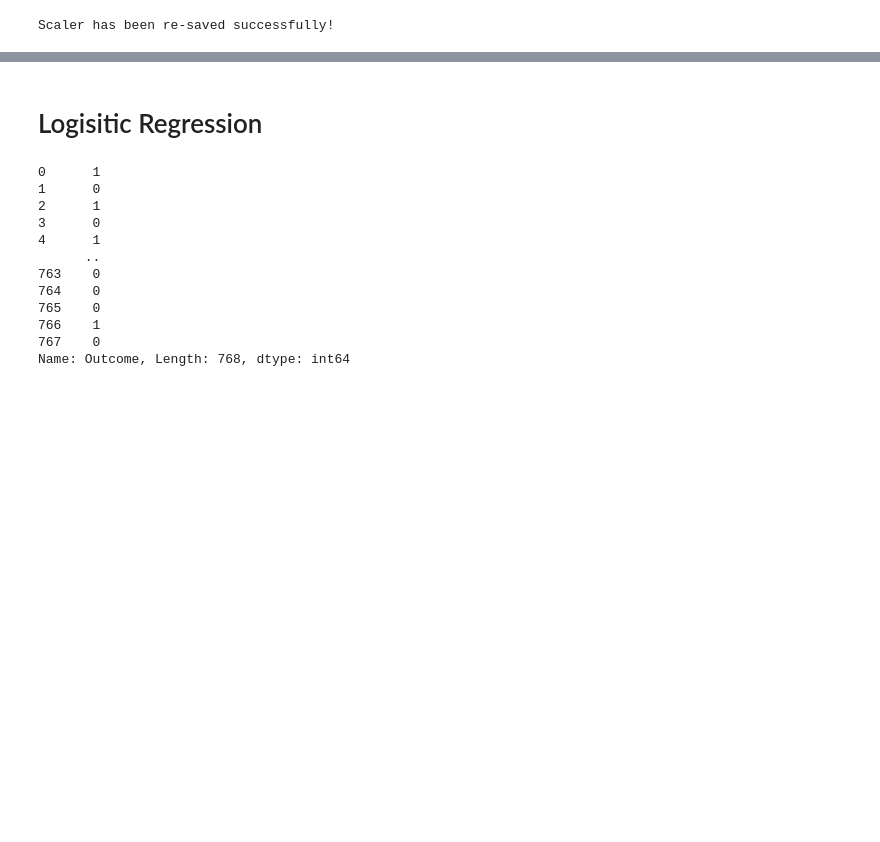
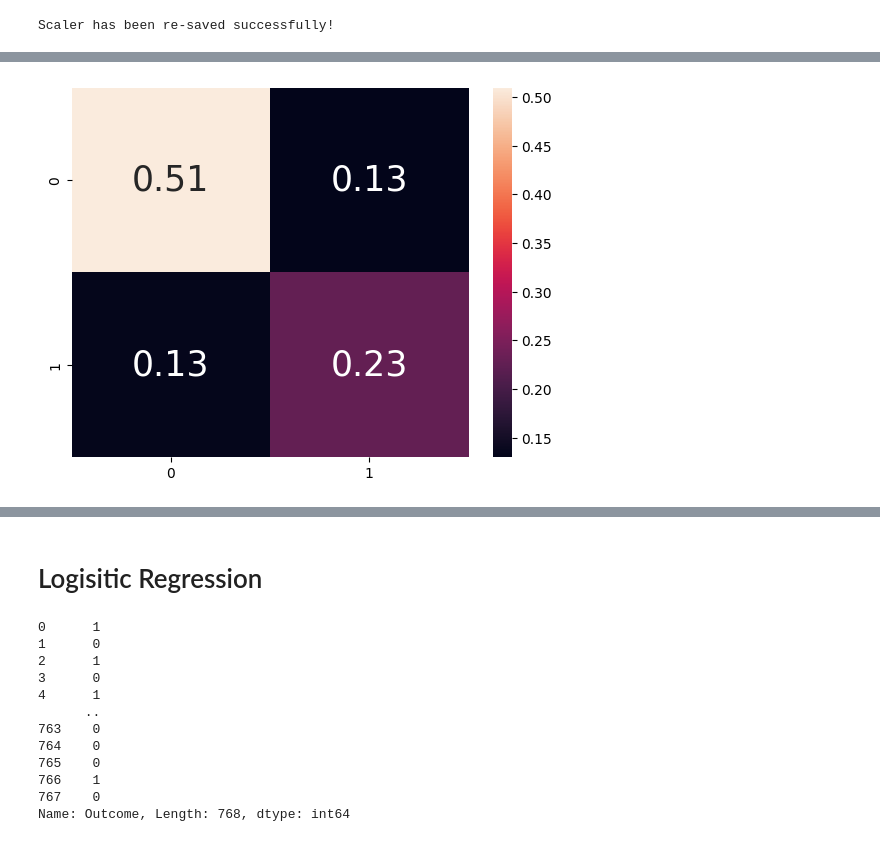
Before and after one commit to bytesbyt/ds_diabetes, a Jupyter notebook: diabetes.ipynb, the cells around one changed output, grey strips where cells are left out. Saved outputs shown, nothing was run; the diff lists cells and outputs as text; code cells hidden in the pictures; blank space fills up the shorter version.

```diff
--- a/diabetes.ipynb
+++ b/diabetes.ipynb
@@ -296,0 +383,5 @@ Scaler has been re-saved successfully!
+# %%
+# Predicting the test set results
+y_pred = model.predict(x_test)
+y_pred = np.where(y_pred > 0.4, 1, 0)
+np.set_printoptions()
@@ -296,0 +390,6 @@ Scaler has been re-saved successfully!
+# %%
+cf_matrix = confusion_matrix(y_test, y_pred)
+sns.heatmap(cf_matrix/np.sum(cf_matrix), annot = True, annot_kws = {'size':25})
+plt.show()
+# %% [output]
+[figure, added]
```
Also changed, not shown: parts of 25 cells of this notebook, 2 other files.
